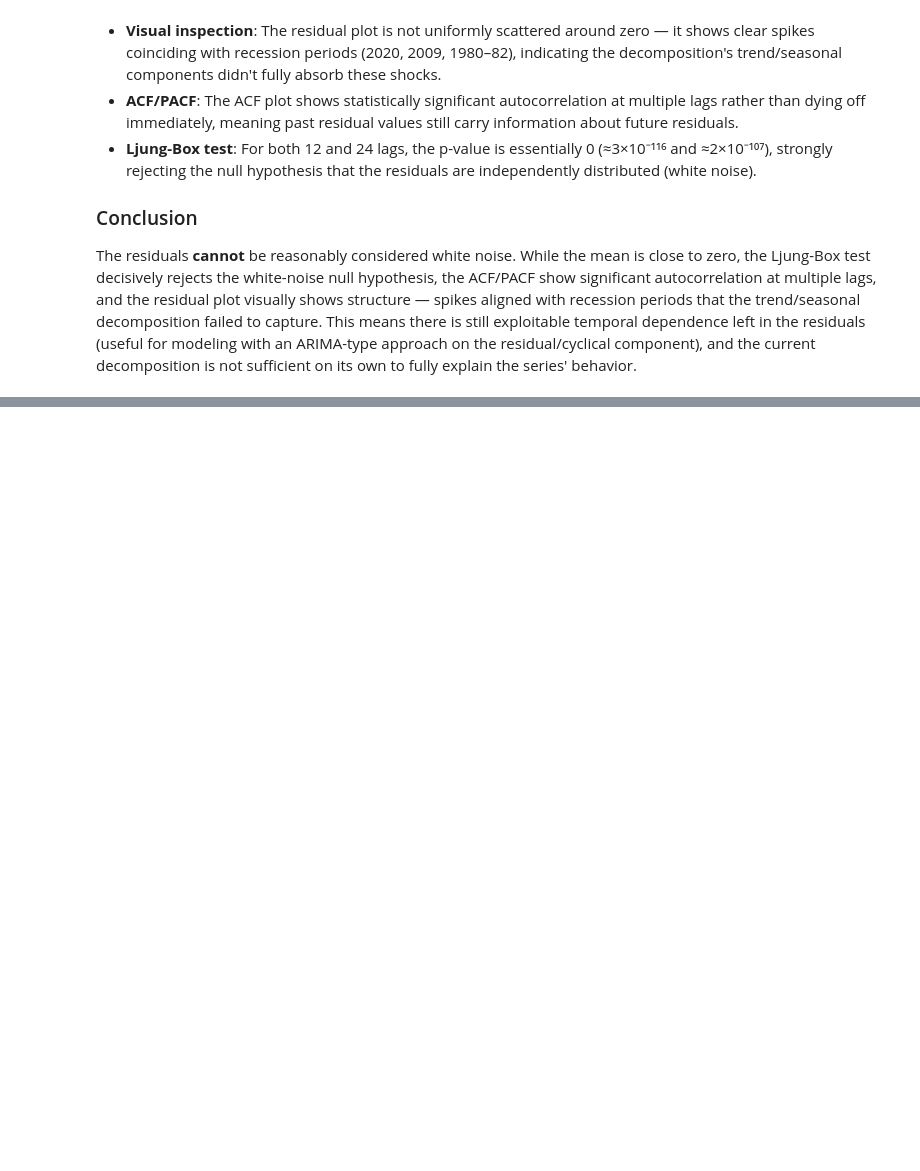
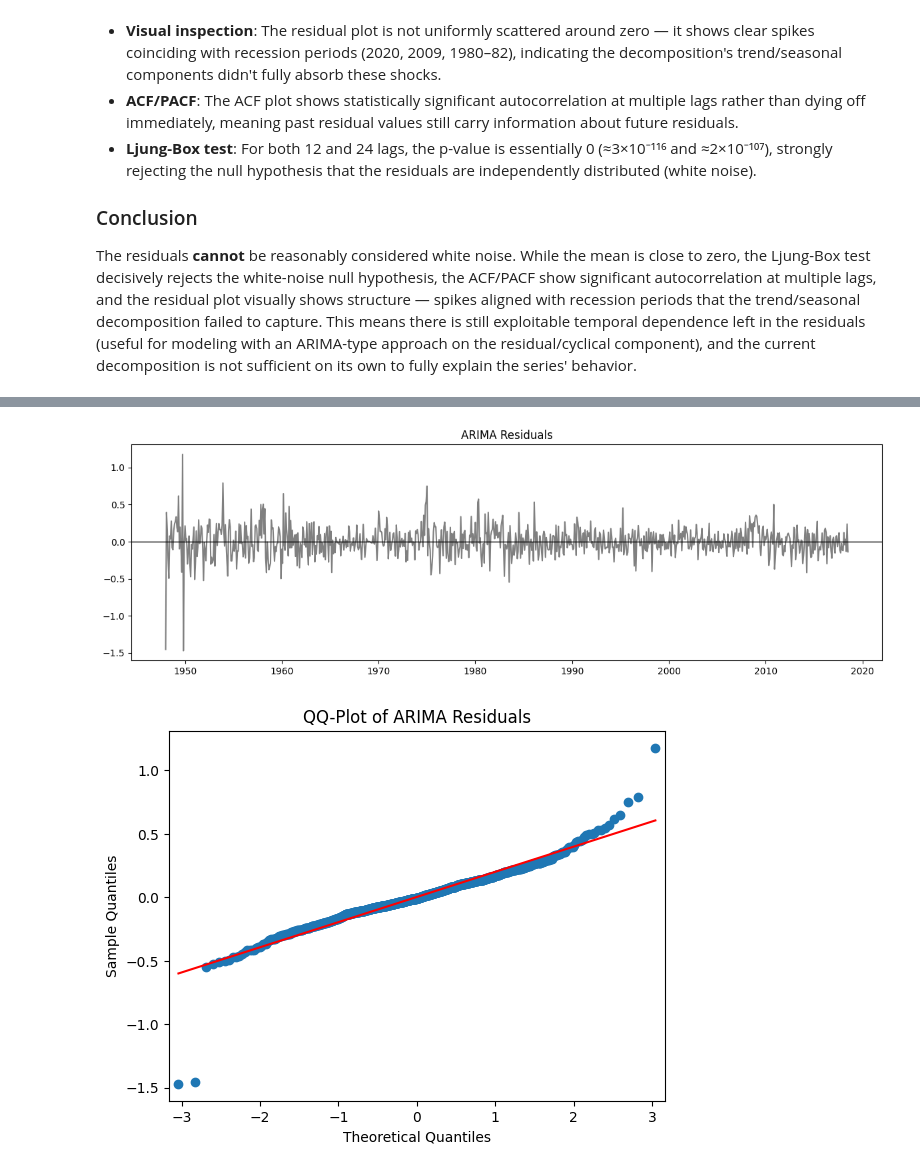
Before and after one commit to Amgad26/Time-Series, a Jupyter notebook: Code.ipynb, the cells around one changed output, grey strips where cells are left out. Cells and saved outputs as stored; diff of their text form; code cells hidden in the pictures; blank space fills up the shorter version.

```diff
--- a/Code.ipynb
+++ b/Code.ipynb
@@ -315,0 +492,16 @@ The residuals **cannot** be reasonably considered white noise. While the mean is
+# %%
+from statsmodels.graphics.gofplots import qqplot
+
+plt.figure(figsize=(12, 4))
+plt.plot(resid_arima, color="gray")
+plt.axhline(0, color="black", linewidth=1)
+plt.title("ARIMA Residuals")
+plt.tight_layout()
+plt.show()
+
+qqplot(resid_arima, line="s")
+plt.title("QQ-Plot of ARIMA Residuals")
+plt.show()
+# %% [output]
+[figure, added]
+[figure, added]
```
Also changed, not shown: parts of 17 cells of this notebook.
